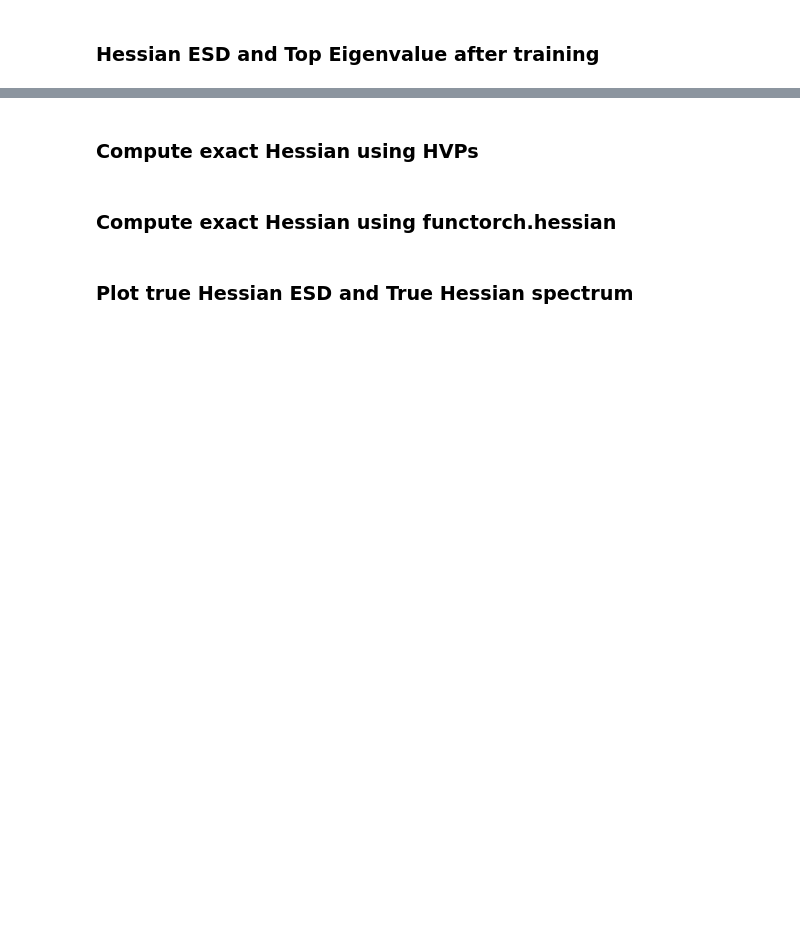
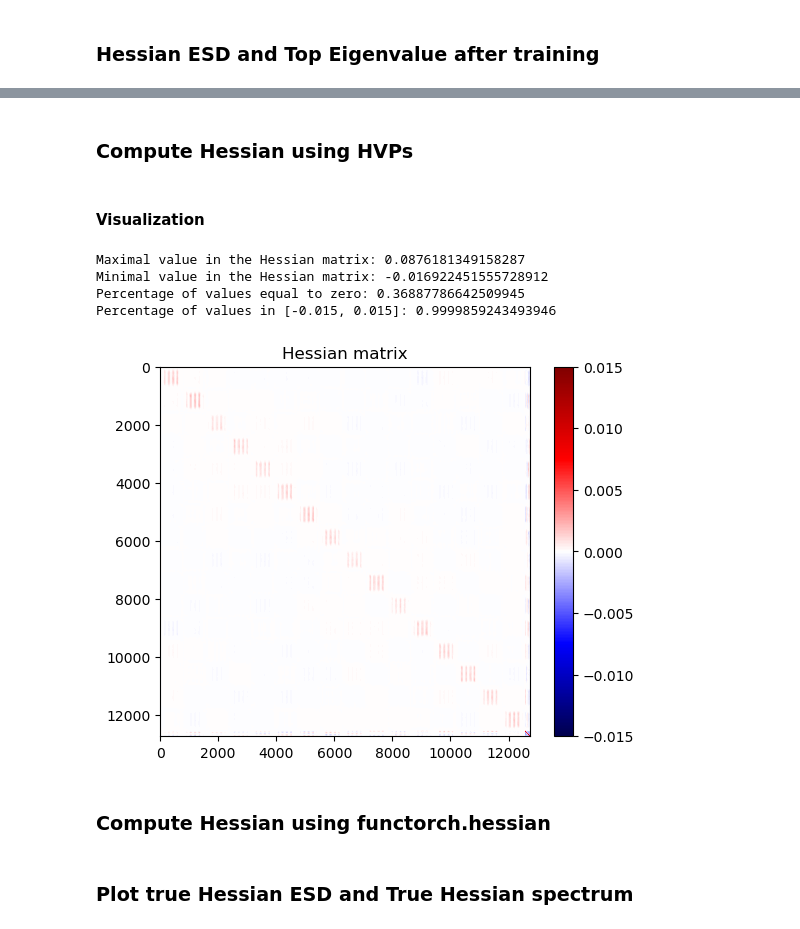
Before and after one commit to ilievanadezhda/spectral-properties-of-NN, a Jupyter notebook: MNIST.ipynb, the cells around one changed output, grey strips where cells are left out. Saved outputs shown, nothing was run; the diff lists cells and outputs as text; code cells hidden in the pictures; blank space fills up the shorter version.

```diff
--- a/MNIST.ipynb
+++ b/MNIST.ipynb
@@ -174,3 +175,3 @@ Top eigenvalue: 7.294788837432861
 # %% [markdown]
-### Compute exact Hessian using HVPs
+### Compute Hessian using HVPs
 # %%
@@ -202,2 +203,22 @@ np.save('results/eigenvalues_hvp.npy', eigenvalues_hvp)
+# %% [markdown]
+#### Visualization
+# %%
+hessian_hvp = np.load('results/hessian_hvp.npy')
+print("Maximal value in the Hessian matrix:", np.max(hessian_hvp))
+print("Minimal value in the Hessian matrix:", np.min(hessian_hvp))
+print("Percentage of values equal to zero:", np.sum(hessian_hvp == 0) / hessian_hvp.size)
+print("Percentage of values in [-0.015, 0.015]:", np.sum(np.abs(hessian_hvp) < 0.015) / hessian_hvp.size)
+# %% [output]
+Maximal value in the Hessian matrix: 0.0876181349158287
+Minimal value in the Hessian matrix: -0.016922451555728912
+Percentage of values equal to zero: 0.36887786642509945
+Percentage of values in [-0.015, 0.015]: 0.9999859243493946
+# %%
+plt.imshow(hessian_hvp, vmin=-0.015, vmax=0.015, cmap='seismic')
+plt.colorbar()
+plt.title('Hessian matrix')
+plt.show()
+# %% [output]
+[figure, added]
 # %% [markdown]
-### Compute exact Hessian using functorch.hessian
+### Compute Hessian using functorch.hessian
```
Also changed, not shown: parts of 14 cells of this notebook, 6 other files.
